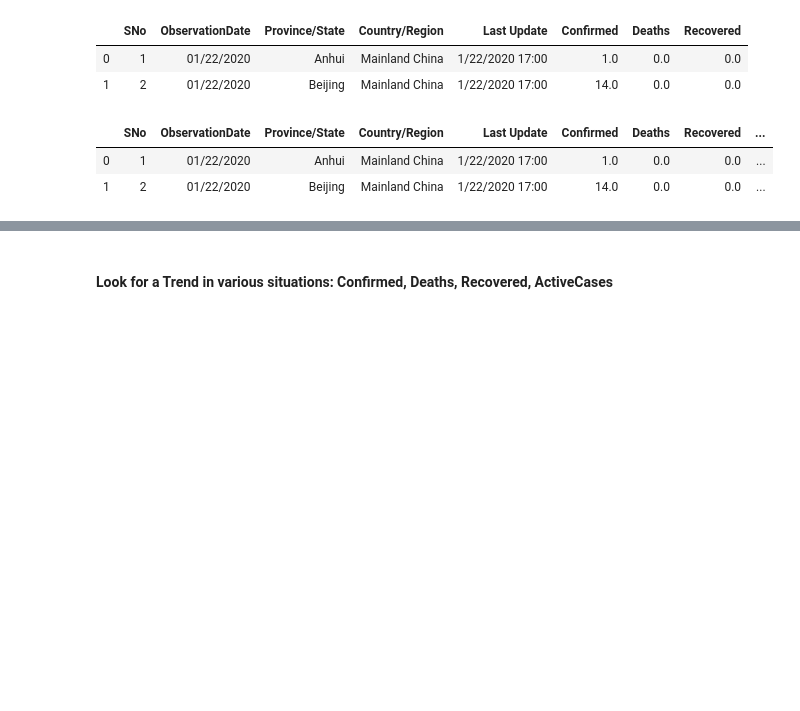
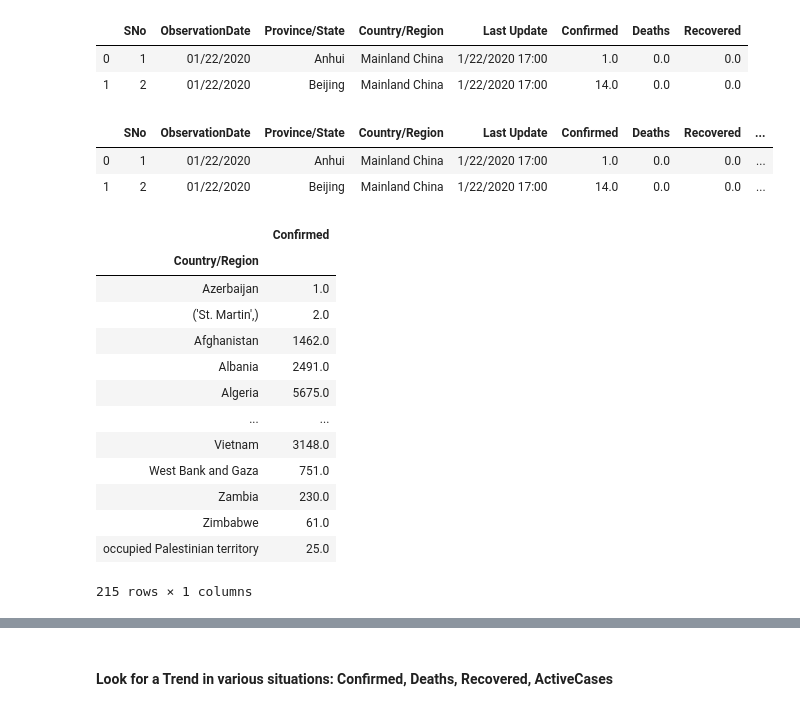
Before and after one commit to ThoaShook/Coronavirus-Analysis, a Jupyter notebook: Coronavirus_Analysis.ipynb, the cells around one changed output, grey strips where cells are left out. Drawn from its saved outputs; the diff is of its cells as text; code cells hidden in the pictures; blank space fills up the shorter version.

```diff
--- a/Coronavirus_Analysis.ipynb
+++ b/Coronavirus_Analysis.ipynb
@@ -118,3 +118,20 @@ df2.head(2)
 | 1 | 2 | 01/22/2020 | Beijing | Mainland China | 1/22/2020 17:00 | 14.0 | 0.0 | 0.0 | ... |
 # %%
 df2 = df2.drop(['SNo'], axis =1)
+# %%
+df2.groupby(['Country/Region']).sum()[['Confirmed']]
+# %% [output]
+|  | Confirmed |
+| Country/Region |  |
+| Azerbaijan | 1.0 |
+| ('St. Martin',) | 2.0 |
+| Afghanistan | 1462.0 |
+| Albania | 2491.0 |
+| Algeria | 5675.0 |
+| ... | ... |
+| Vietnam | 3148.0 |
+| West Bank and Gaza | 751.0 |
+| Zambia | 230.0 |
+| Zimbabwe | 61.0 |
+| occupied Palestinian territory | 25.0 |
+215 rows × 1 columns
```
Also changed, not shown: parts of 3 cells of this notebook, 5 other files.
